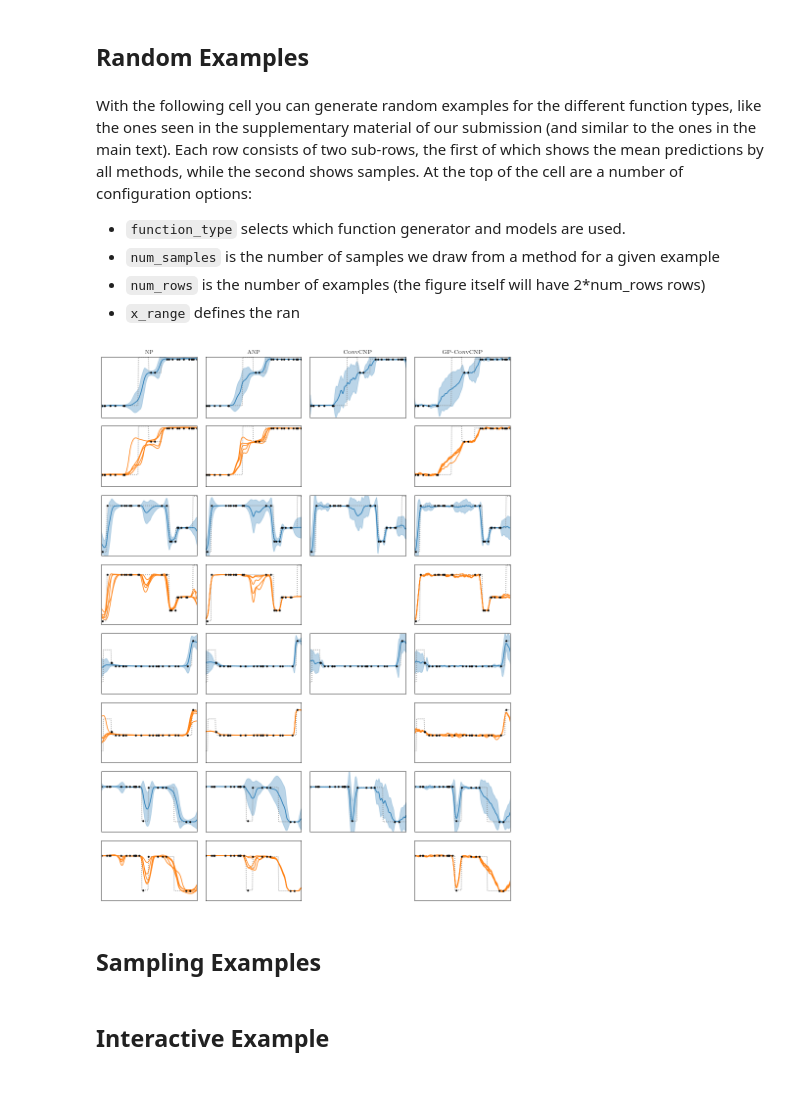
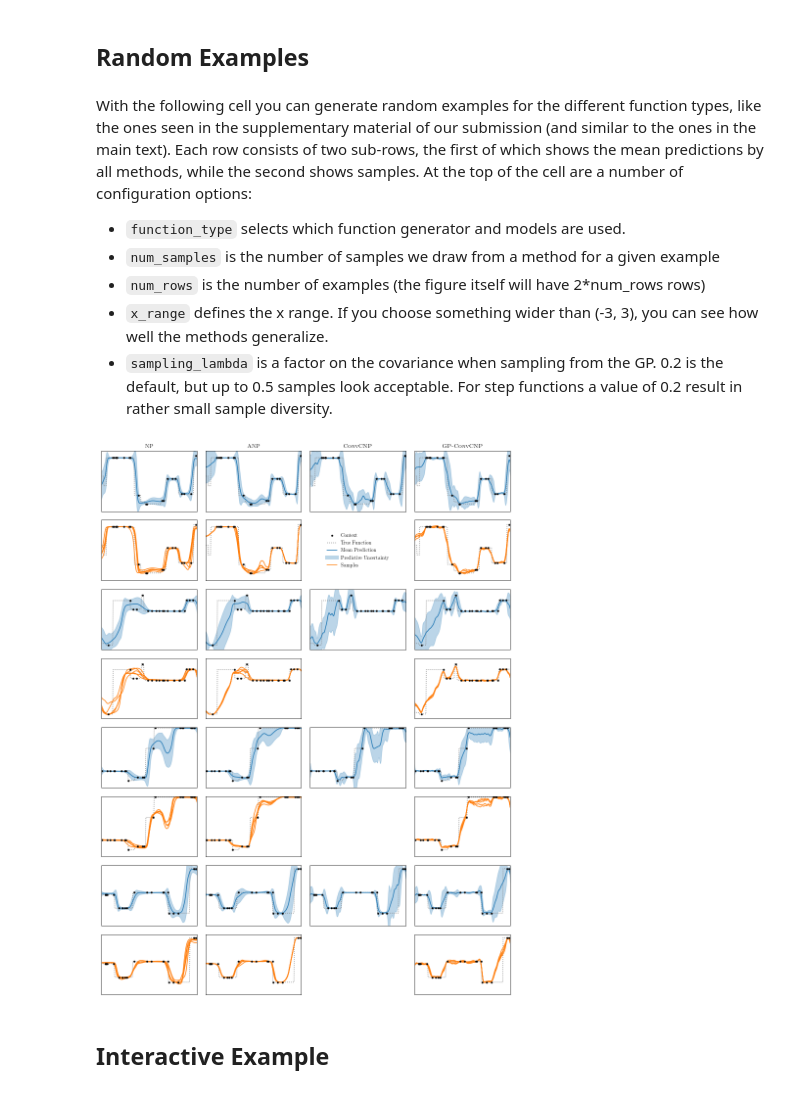
Before and after one commit to MIC-DKFZ/gpconvcnp, a Jupyter notebook: examples.ipynb, the cells around one changed output. Drawn from its saved outputs; the diff is of its cells as text; code cells hidden in the pictures.

```diff
--- a/examples.ipynb
+++ b/examples.ipynb
@@ -82,12 +85,14 @@ With the following cell you can generate random examples for the different funct
 * `function_type` selects which function generator and models are used.
 * `num_samples` is the number of samples we draw from a method for a given example
 * `num_rows` is the number of examples (the figure itself will have 2*num_rows rows)
-* `x_range` defines the ran
+* `x_range` defines the x range. If you choose something wider than (-3, 3), you can see how well the methods generalize.
+* `sampling_lambda` is a factor on the covariance when sampling from the GP. 0.2 is the default, but up to 0.5 samples look acceptable. For step functions a value of 0.2 result in rather small sample diversity.
 # %%
 function_type = "step"  # you can change this to "wp" or "step"
 num_samples = 5  # number of samples for each example
 num_rows = 4  # each row is a different random draw
 x_range = (-3, 3)  # make this wider than (3, 3) to see out-of-distribution behaviour
+sampling_lambda = 0.2  # covariance factor in GP
 show_ticks = False  # You can use this to toggle axis ticks
 prediction_color = cm.tab10(0)
 sample_color = cm.tab10(1)
@@ -135,37 +140,48 @@ for r in range(num_rows):
                                  prediction.loc[0, :, 0] - prediction.scale[0, :, 0],
                                  prediction.loc[0, :, 0] + prediction.scale[0, :, 0],
                                  color=prediction_color,
                                  alpha=0.3)
 
             if m != 2:
-                samples = model.sample(batch["target_in"], num_samples)
+                if m < 3:
+                    samples = model.sample(batch["target_in"], num_samples)
+                else:
+                    samples = model.sample(batch["target_in"], num_samples, gp_lambda=sampling_lambda)
                 ax[2*r+1, m].plot(batch["target_in"][0, :], samples[:, 0, :, 0].T, c=sample_color)
             else:
                 ax[2*r+1, m].axis("off")
 
             ax[2*r, m].plot(batch["context_in"][0, :, 0], batch["context_out"][0, :, 0],
                             c="black", marker="o", ms=3, linewidth=0)
             if m != 2:
                 ax[2*r+1, m].plot(batch["context_in"][0, :, 0], batch["context_out"][0, :, 0],
                                   c="black", marker="o", ms=3, linewidth=0)
 
             if not show_ticks:
                 ax[2*r, m].set_xticks([])
                 ax[2*r, m].set_yticks([])
                 ax[2*r+1, m].set_xticks([])
                 ax[2*r+1, m].set_yticks([])
 
+context_handle = mlines.Line2D([], [], c="black", marker="o", ms=3, linewidth=0, label="Context")
+gt_handle = mlines.Line2D([], [], c="grey", linestyle=":", label="True Function")
+pred_handle = mlines.Line2D([], [], c=prediction_color, label="Mean Prediction")
+sigma_handle = mlines.Line2D([], [], c=prediction_color, alpha=0.3, label="Predictive Uncertainty", lw=8)
+sample_handle = mlines.Line2D([], [], c=sample_color, label="Samples")
+ax[1, 2].legend(loc="center", frameon=False,
+                handles=[context_handle, gt_handle, pred_handle, sigma_handle, sample_handle])
+
 ax[0, 0].set_title("NP")
 ax[0, 1].set_title("ANP")
 ax[0, 2].set_title(r"\textsc{ConvCNP}")
 ax[0, 3].set_title(r"\textsc{GP-ConvCNP}")
 
 fig.tight_layout()
 plt.show()
+
+generators[function_type].x_range = old_x_range
 # %% [output]
-[figure, old version]
+[figure, new version]
-# %% [markdown]
-## Sampling Examples
 # %% [markdown]
 ## Interactive Example
 # %% [markdown]
```
Also changed, not shown: parts of 3 cells of this notebook.
